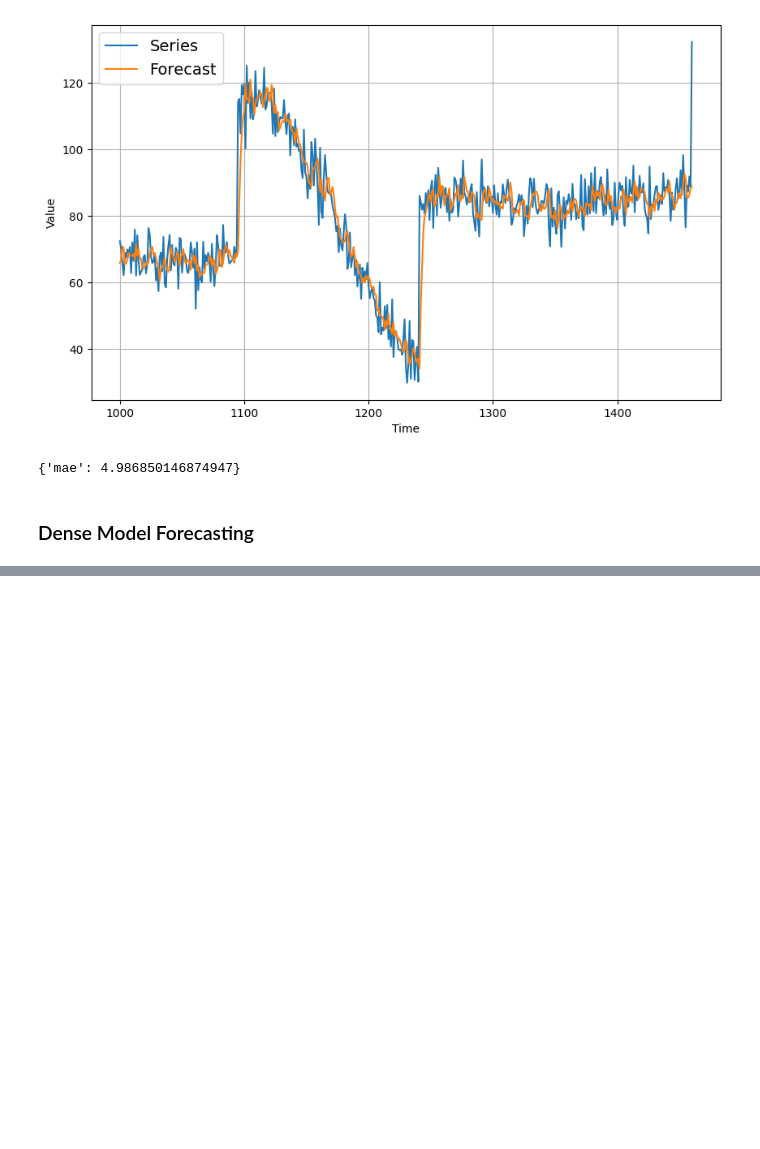
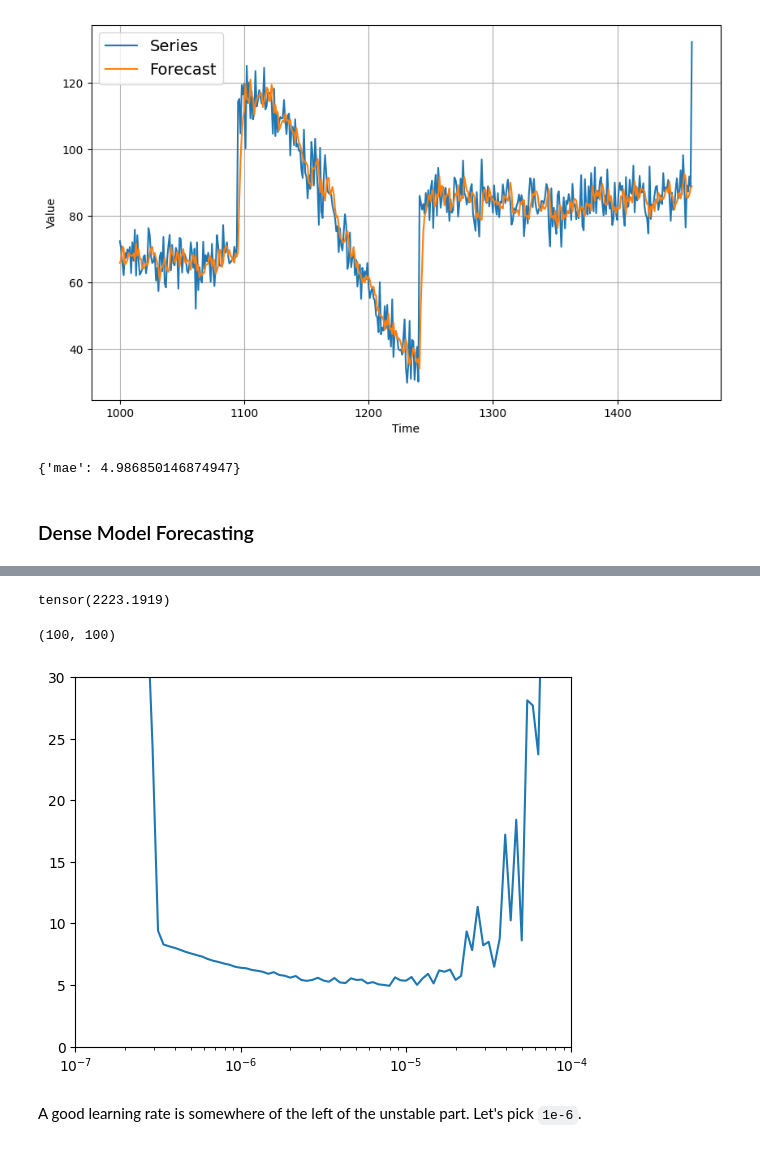
Before and after one commit to sambitmukherjee/handson-ml3-pytorch, a Jupyter notebook: bonus/udacity/Intro_to_TF_for_DL/Lesson_8_A.ipynb, the cells around one changed output, grey strips where cells are left out. Cells and saved outputs as stored; diff of their text form; code cells hidden in the pictures; blank space fills up the shorter version.

Commit message:
Completed till "Dense Model Forecasting"

```diff
--- a/bonus/udacity/Intro_to_TF_for_DL/Lesson_8_A.ipynb
+++ b/bonus/udacity/Intro_to_TF_for_DL/Lesson_8_A.ipynb
@@ -566,0 +577,3 @@ metric.compute(predictions=linear_forecast, references=x_valid)
+# %%
+model = DenseModel(window_size).to(device)
+model
@@ -566,0 +600,32 @@ metric.compute(predictions=linear_forecast, references=x_valid)
+# %%
+# Test:
+y_batch = y_batch.to(device)
+with torch.no_grad():
+    loss = loss_fn(preds.squeeze(), y_batch)
+loss
+# %% [output]
+tensor(2223.1919)
+# %%
+optimizer = SGD(model.parameters(), lr=1e-7, momentum=0.9)
+# %%
+lr_lambda = lambda epoch: 10**(epoch / 30)
+lr_scheduler = LambdaLR(optimizer, lr_lambda)
+# %%
+learning_rates = []
+losses = []
+for epoch in range(100):
+    train_loss = train_epoch()
+    losses.append(train_loss)
+    learning_rates.append(lr_scheduler.get_last_lr())
+    lr_scheduler.step()
+# %%
+len(learning_rates), len(losses)
+# %% [output]
+(100, 100)
+# %%
+plt.semilogx(learning_rates, losses)
+plt.axis([1e-7, 1e-4, 0, 30]);
+# %% [output]
+[figure, added]
+# %% [markdown]
+A good learning rate is somewhere of the left of the unstable part. Let's pick `1e-6`.
```
Also changed, not shown: parts of 12 cells of this notebook.
